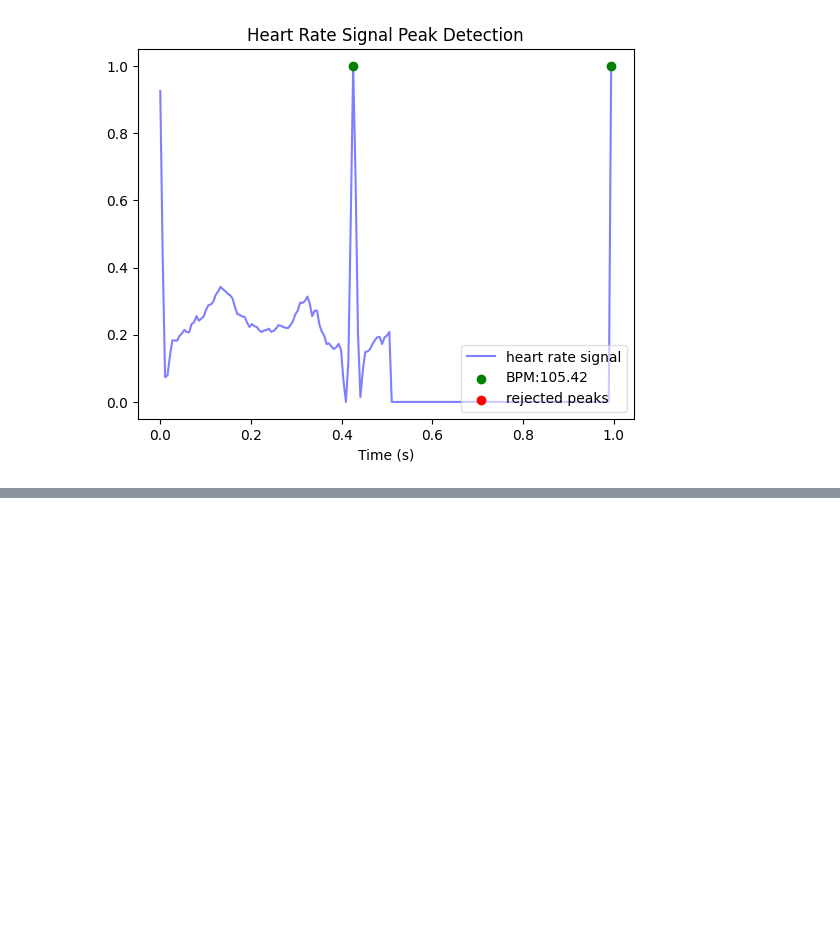
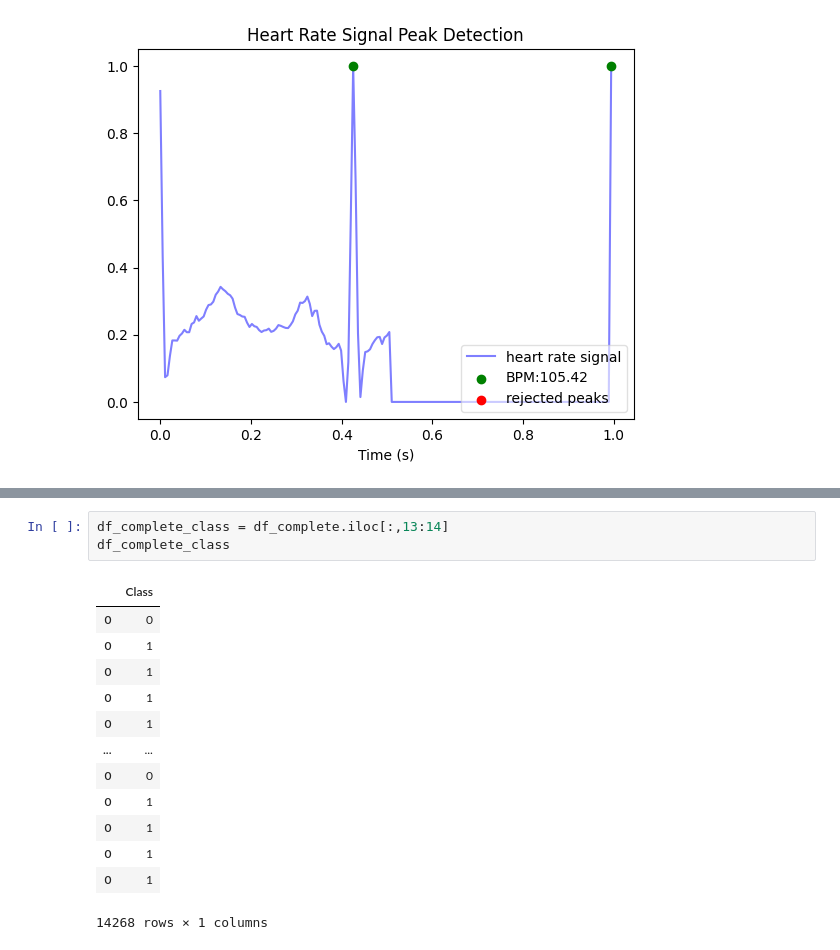
Before and after one commit to bartekbiz/ECD-Anomaly-Detection-Model, a Jupyter notebook: notebooks/ECD-Anomaly-Detection.ipynb, the cells around one changed output, grey strips where cells are left out. Drawn from its saved outputs; the diff is of its cells as text; blank space fills up the shorter version.

```diff
--- a/notebooks/ECD-Anomaly-Detection.ipynb
+++ b/notebooks/ECD-Anomaly-Detection.ipynb
@@ -193,0 +228,17 @@ breathingrate: nan
+# %%
+df_complete_class = df_complete.iloc[:,13:14]
+df_complete_class
+# %% [output]
+|  | Class |
+| 0 | 0 |
+| 0 | 1 |
+| 0 | 1 |
+| 0 | 1 |
+| 0 | 1 |
+| ... | ... |
+| 0 | 0 |
+| 0 | 1 |
+| 0 | 1 |
+| 0 | 1 |
+| 0 | 1 |
+14268 rows × 1 columns
```
Also changed, not shown: parts of 13 cells of this notebook.
